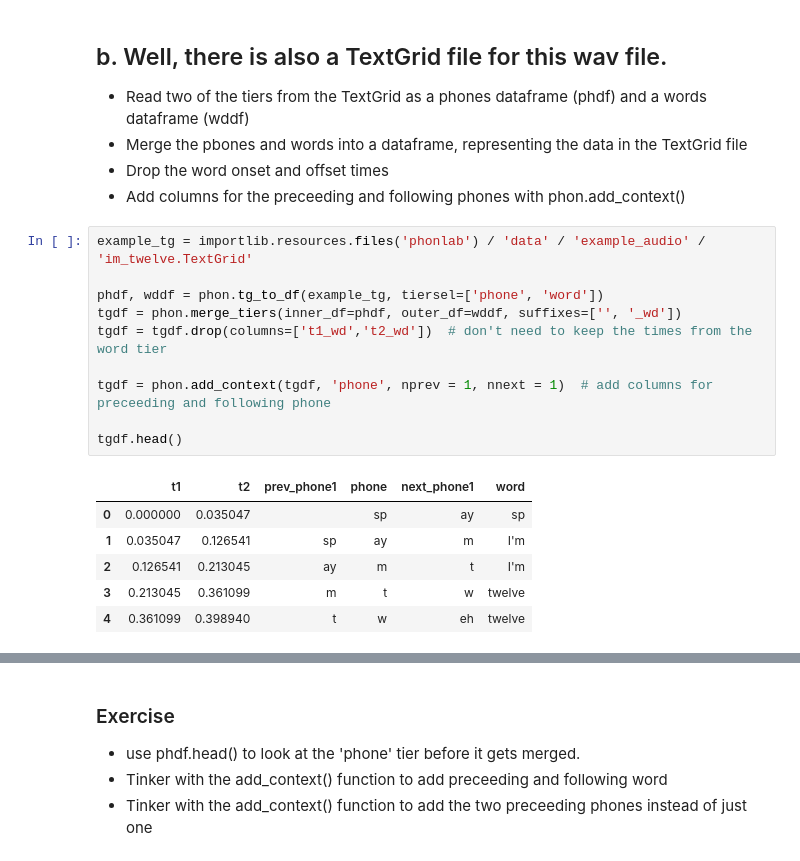
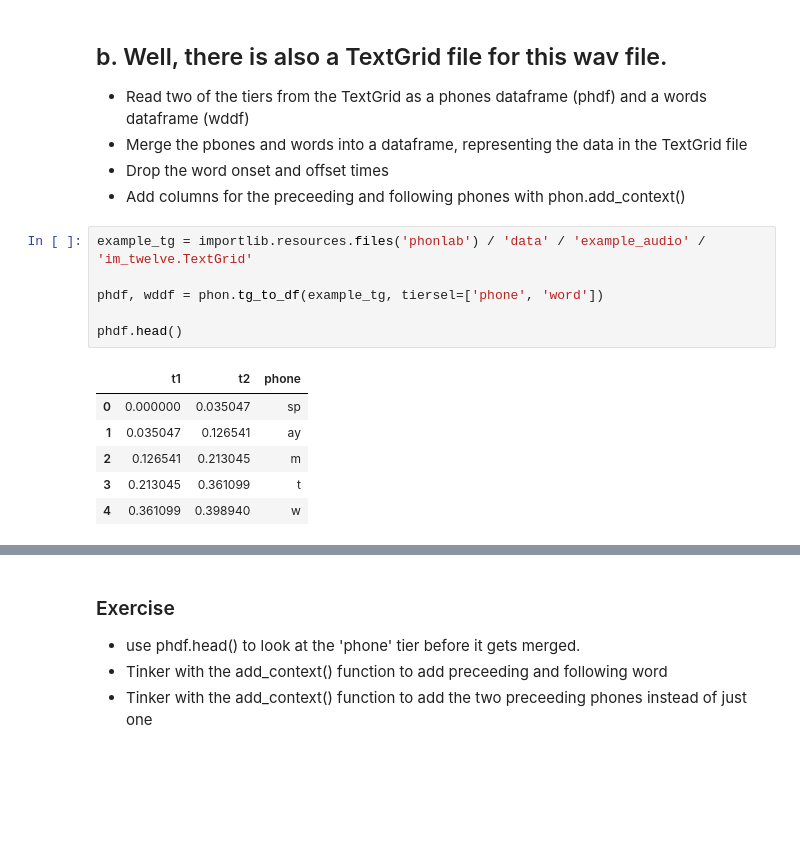
Before and after one commit to obergmartin/phonlab, a Jupyter notebook: examples/3_Textgrids.ipynb, the cells around one changed output, grey strips where cells are left out. Cells and saved outputs as stored; diff of their text form; blank space fills up the shorter version.

```diff
--- a/examples/3_Textgrids.ipynb
+++ b/examples/3_Textgrids.ipynb
@@ -43,20 +43,16 @@ Find the .csv file on your computer and open it
 * Merge the pbones and words into a dataframe, representing the data in the TextGrid file
 * Drop the word onset and offset times
 * Add columns for the preceeding and following phones with phon.add_context()
-# %%
-example_tg = importlib.resources.files('phonlab') / 'data' / 'example_audio' / 'im_twelve.TextGrid'
-
-phdf, wddf = phon.tg_to_df(example_tg, tiersel=['phone', 'word'])
-tgdf = phon.merge_tiers(inner_df=phdf, outer_df=wddf, suffixes=['', '_wd'])
-tgdf = tgdf.drop(columns=['t1_wd','t2_wd'])  # don't need to keep the times from the word tier
-
-tgdf = phon.add_context(tgdf, 'phone', nprev = 1, nnext = 1)  # add columns for preceeding and following phone
-
-tgdf.head()
-# %% [output]
-|  | t1 | t2 | prev_phone1 | phone | next_phone1 | word |
-| 0 | 0.000000 | 0.035047 |  | sp | ay | sp |
-| 1 | 0.035047 | 0.126541 | sp | ay | m | I'm |
-| 2 | 0.126541 | 0.213045 | ay | m | t | I'm |
-| 3 | 0.213045 | 0.361099 | m | t | w | twelve |
-| 4 | 0.361099 | 0.398940 | t | w | eh | twelve |
+# %%
+example_tg = importlib.resources.files('phonlab') / 'data' / 'example_audio' / 'im_twelve.TextGrid'
+
+phdf, wddf = phon.tg_to_df(example_tg, tiersel=['phone', 'word'])
+
+phdf.head()
+# %% [output]
+|  | t1 | t2 | phone |
+| 0 | 0.000000 | 0.035047 | sp |
+| 1 | 0.035047 | 0.126541 | ay |
+| 2 | 0.126541 | 0.213045 | m |
+| 3 | 0.213045 | 0.361099 | t |
+| 4 | 0.361099 | 0.398940 | w |
```
Also changed, not shown: parts of 3 cells of this notebook, 10 other files.
